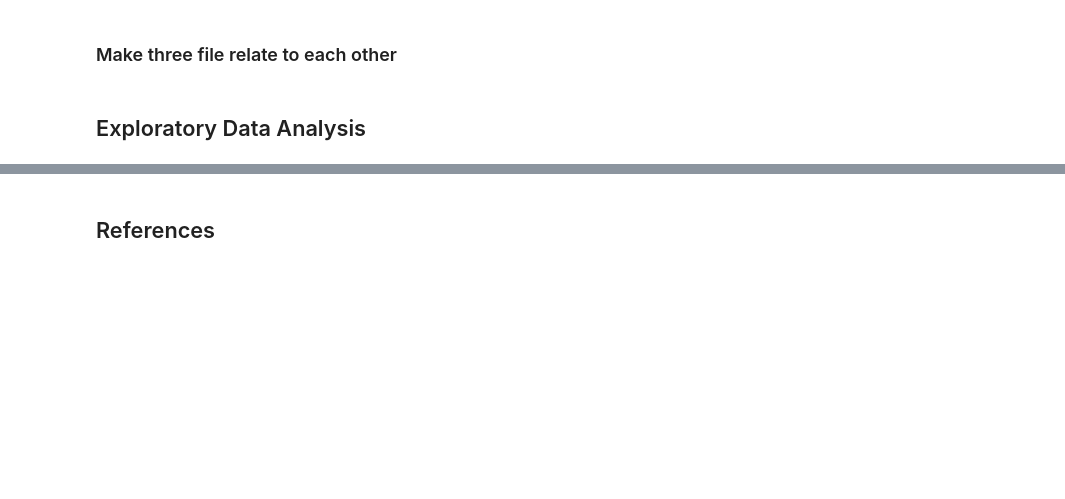
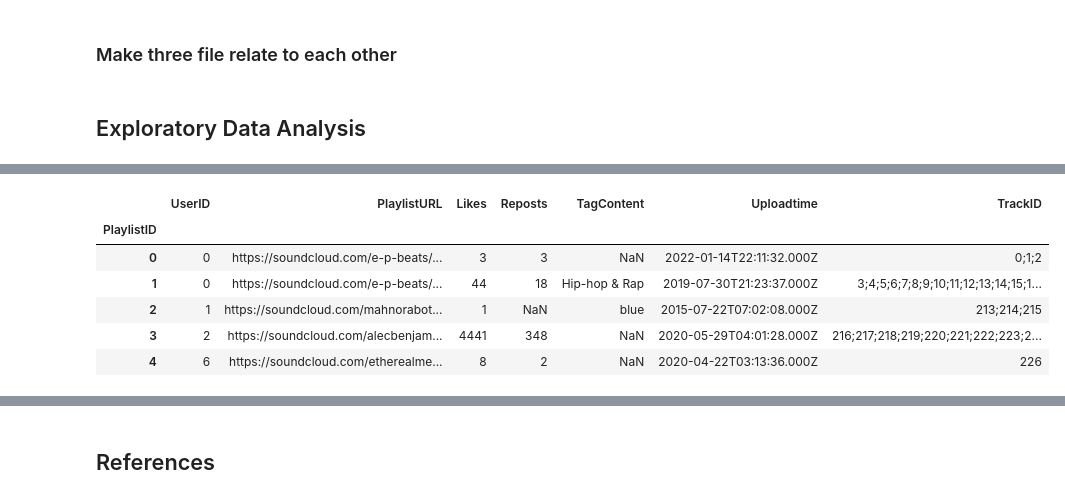
Before and after one commit to vntan/SoundCloudAnalysis, a Jupyter notebook: SoundCloudAnalysis.ipynb, the cells around one changed output, grey strips where cells are left out. Saved outputs shown, nothing was run; the diff lists cells and outputs as text; code cells hidden in the pictures; blank space fills up the shorter version.

```diff
--- a/SoundCloudAnalysis.ipynb
+++ b/SoundCloudAnalysis.ipynb
@@ -553,0 +543,10 @@ tracks.to_csv('tracks.csv', index=False)
+# %%
+playlists_df.head()
+# %% [output]
+|  | UserID | PlaylistURL | Likes | Reposts | TagContent | Uploadtime | TrackID |
+| PlaylistID |  |  |  |  |  |  |  |
+| 0 | 0 | https://soundcloud.com/e-p-beats/... | 3 | 3 | NaN | 2022-01-14T22:11:32.000Z | 0;1;2 |
+| 1 | 0 | https://soundcloud.com/e-p-beats/... | 44 | 18 | Hip-hop & Rap | 2019-07-30T21:23:37.000Z | 3;4;5;6;7;8;9;10;11;12;13;14;15;1... |
+| 2 | 1 | https://soundcloud.com/mahnorabot... | 1 | NaN | blue | 2015-07-22T07:02:08.000Z | 213;214;215 |
+| 3 | 2 | https://soundcloud.com/alecbenjam... | 4441 | 348 | NaN | 2020-05-29T04:01:28.000Z | 216;217;218;219;220;221;222;223;2... |
+| 4 | 6 | https://soundcloud.com/etherealme... | 8 | 2 | NaN | 2020-04-22T03:13:36.000Z | 226 |
```
Also changed, not shown: parts of 67 cells of this notebook, 1 other file.
